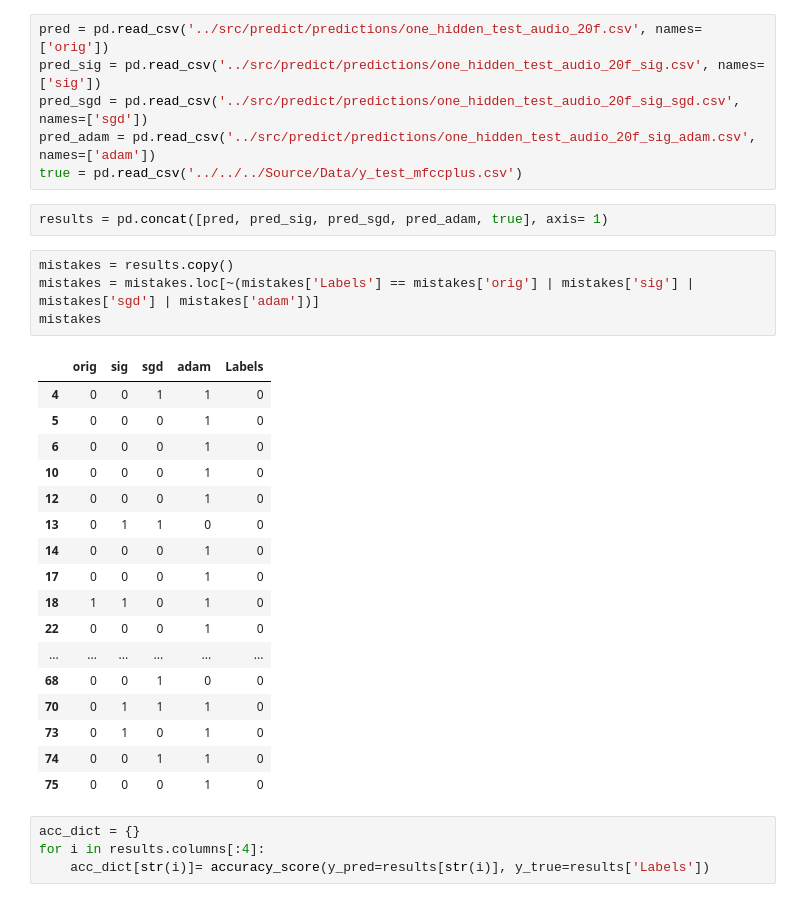
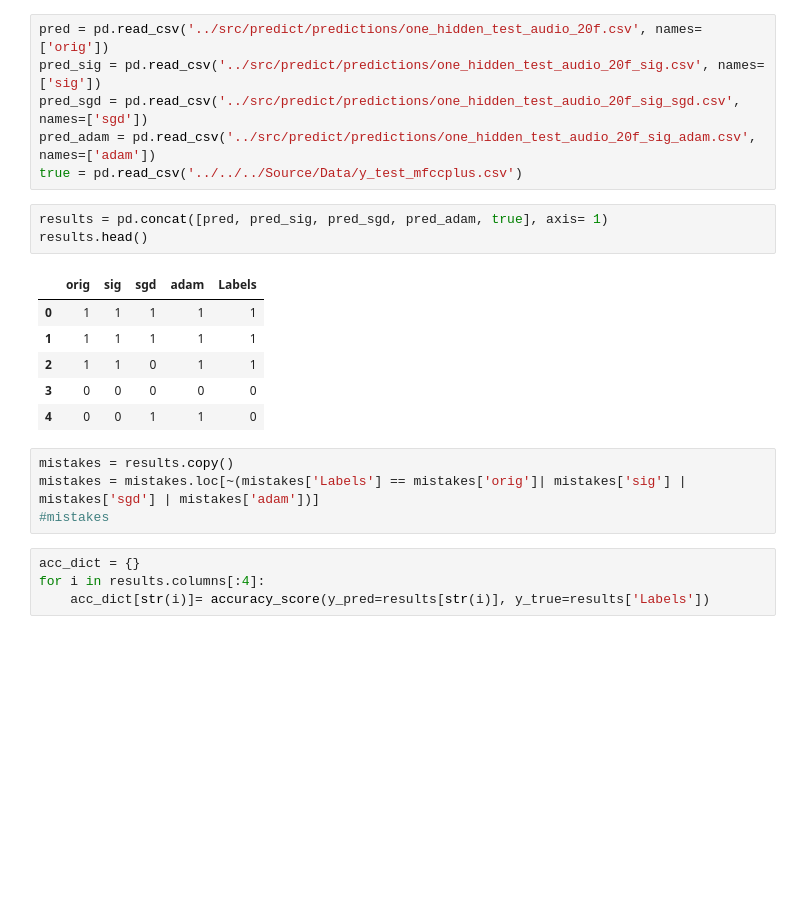
Before and after one commit to KatieBSC/TapDanceDecoder, a Jupyter notebook: notebooks/Analysis_one_hidden_test.ipynb, the cells around one changed output. Cells and saved outputs as stored; diff of their text form; blank space fills up the shorter version.

```diff
--- a/notebooks/Analysis_one_hidden_test.ipynb
+++ b/notebooks/Analysis_one_hidden_test.ipynb
@@ -12,28 +12,18 @@ pred_adam = pd.read_csv('../src/predict/predictions/one_hidden_test_audio_20f_si
 true = pd.read_csv('../../../Source/Data/y_test_mfccplus.csv')
 # %%
 results = pd.concat([pred, pred_sig, pred_sgd, pred_adam, true], axis= 1)
+results.head()
+# %% [output]
+|  | orig | sig | sgd | adam | Labels |
+| 0 | 1 | 1 | 1 | 1 | 1 |
+| 1 | 1 | 1 | 1 | 1 | 1 |
+| 2 | 1 | 1 | 0 | 1 | 1 |
+| 3 | 0 | 0 | 0 | 0 | 0 |
+| 4 | 0 | 0 | 1 | 1 | 0 |
 # %%
 mistakes = results.copy()
-mistakes = mistakes.loc[~(mistakes['Labels'] == mistakes['orig'] | mistakes['sig'] | mistakes['sgd'] | mistakes['adam'])]
-mistakes
+mistakes = mistakes.loc[~(mistakes['Labels'] == mistakes['orig']| mistakes['sig'] | mistakes['sgd'] | mistakes['adam'])]
+#mistakes
-# %% [output]
-|  | orig | sig | sgd | adam | Labels |
-| 4 | 0 | 0 | 1 | 1 | 0 |
-| 5 | 0 | 0 | 0 | 1 | 0 |
-| 6 | 0 | 0 | 0 | 1 | 0 |
-| 10 | 0 | 0 | 0 | 1 | 0 |
-| 12 | 0 | 0 | 0 | 1 | 0 |
-| 13 | 0 | 1 | 1 | 0 | 0 |
-| 14 | 0 | 0 | 0 | 1 | 0 |
-| 17 | 0 | 0 | 0 | 1 | 0 |
-| 18 | 1 | 1 | 0 | 1 | 0 |
-| 22 | 0 | 0 | 0 | 1 | 0 |
-| ... | ... | ... | ... | ... | ... |
-| 68 | 0 | 0 | 1 | 0 | 0 |
-| 70 | 0 | 1 | 1 | 1 | 0 |
-| 73 | 0 | 1 | 0 | 1 | 0 |
-| 74 | 0 | 0 | 1 | 1 | 0 |
-| 75 | 0 | 0 | 0 | 1 | 0 |
 # %%
 acc_dict = {}
 for i in results.columns[:4]:
```
Also changed, not shown: parts of 4 cells of this notebook, 2 other files.
